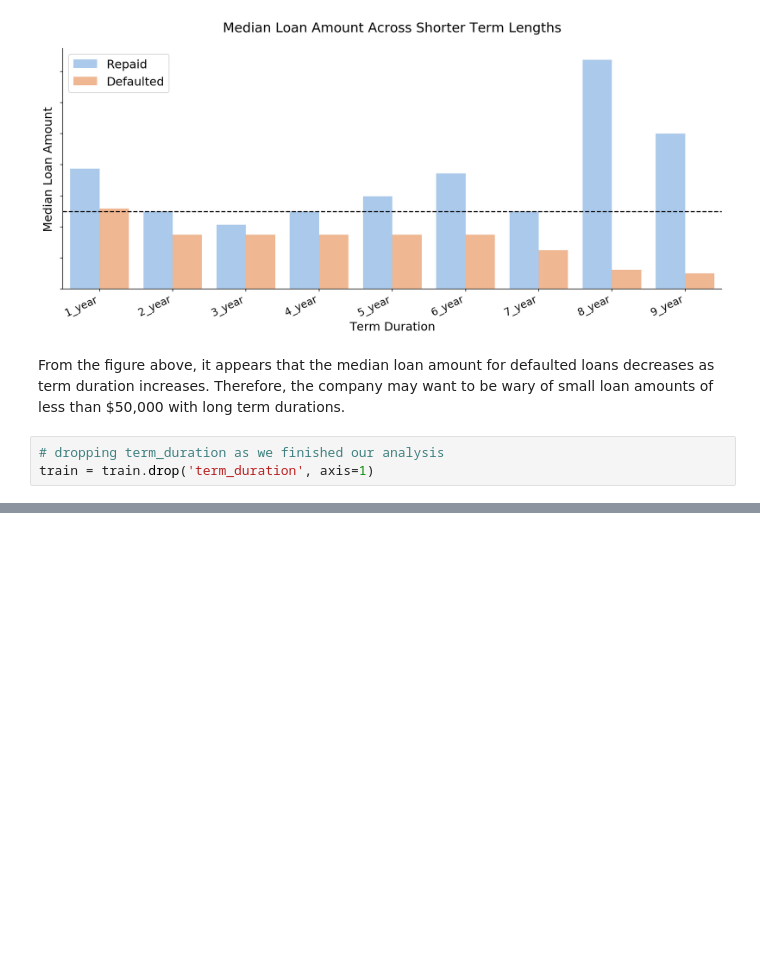
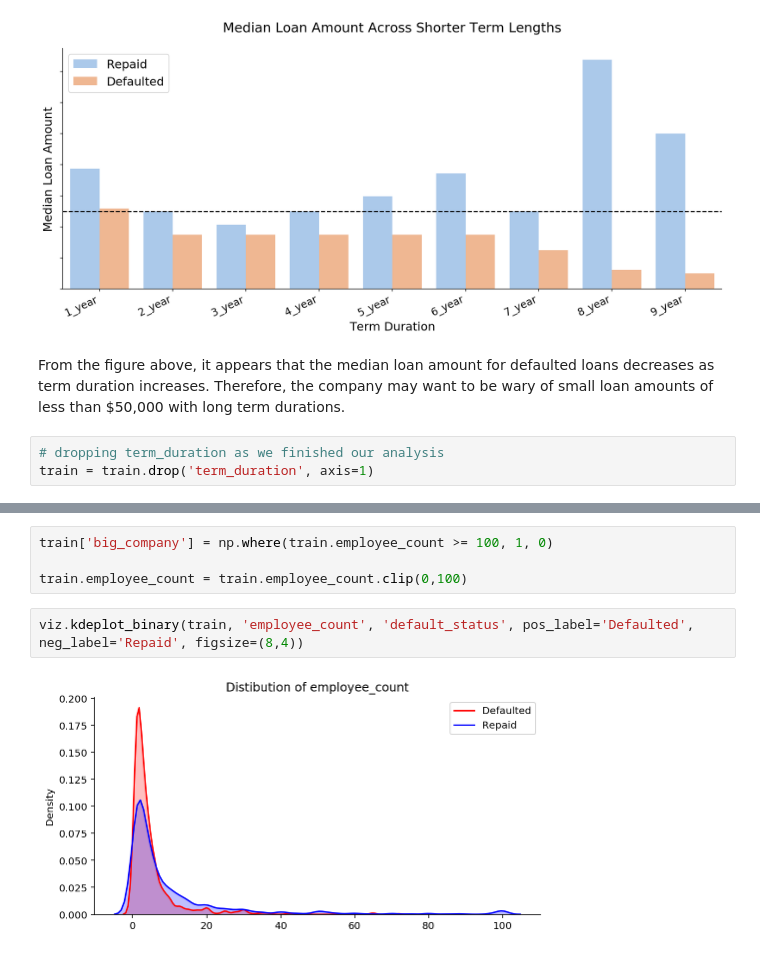
Before and after one commit to Joshuayeo95/Loan-Defaults, a Jupyter notebook: eda.ipynb, the cells around one changed output, grey strips where cells are left out. Cells and saved outputs as stored; diff of their text form; blank space fills up the shorter version.

```diff
--- a/eda.ipynb
+++ b/eda.ipynb
@@ -319,0 +374,8 @@ train = train.drop('term_duration', axis=1)
+# %%
+train['big_company'] = np.where(train.employee_count >= 100, 1, 0)
+
+train.employee_count = train.employee_count.clip(0,100)
+# %%
+viz.kdeplot_binary(train, 'employee_count', 'default_status', pos_label='Defaulted', neg_label='Repaid', figsize=(8,4))
+# %% [output]
+[figure, added]
```
Also changed, not shown: parts of 43 cells of this notebook.
